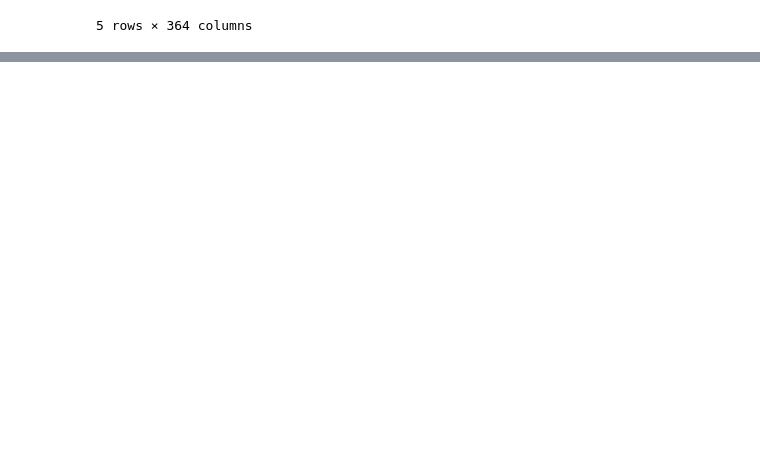
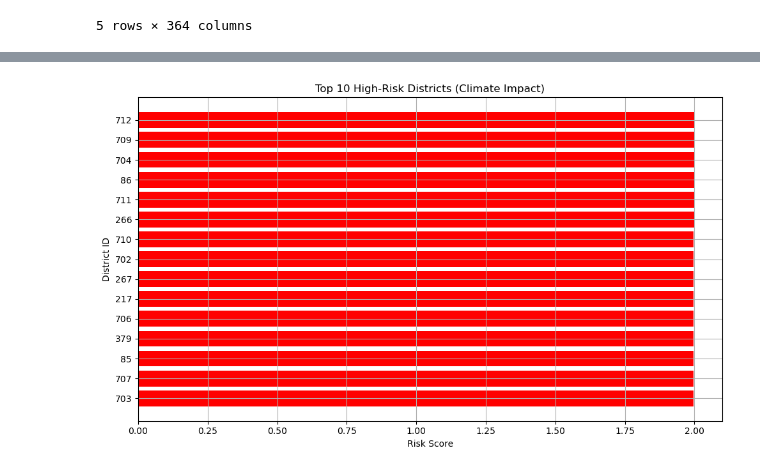
Before and after one commit to GHOST-696969/-District-Level-Climate-Risk-Profiling-for-Indian-Agriculture, a Jupyter notebook: main.ipynb, the cells around one changed output, grey strips where cells are left out. Saved outputs shown, nothing was run; the diff lists cells and outputs as text; code cells hidden in the pictures; blank space fills up the shorter version.

```diff
--- a/main.ipynb
+++ b/main.ipynb
@@ -124,0 +237,15 @@ df_clean.head()
+# %%
+# Step 1: Normalize rainfall (average of 1900–1909)
+df_clean['avg_rainfall'] = df_clean[rainfall_sum_cols].mean(axis=1)
+df_clean['avg_ntl'] = df_clean[ntl_cols].mean(axis=1)
+
+# Step 2: Min-Max Normalize
+df_clean['rain_norm'] = (df_clean['avg_rainfall'] - df_clean['avg_rainfall'].min()) / (df_clean['avg_rainfall'].max() - df_clean['avg_rainfall'].min())
+df_clean['ntl_norm'] = (df_clean['avg_ntl'] - df_clean['avg_ntl'].min()) / (df_clean['avg_ntl'].max() - df_clean['avg_ntl'].min())
+
+# Step 3: Risk = Low Rain + Low NTL → High Risk
+df_clean['risk_score'] = (1 - df_clean['rain_norm']) + (1 - df_clean['ntl_norm'])
+
+# Step 4: Top 10 high-risk districts
+df_clean_sorted = df_clean.sort_values('risk_score', ascending=False)
+print(df_clean_sorted[['asdf_id', 'avg_rainfall', 'avg_ntl', 'risk_score']].head(15))
@@ -124,0 +269,16 @@ df_clean.head()
+# %%
+import matplotlib.pyplot as plt
+
+top10 = df_clean_sorted.head(15)
+
+plt.figure(figsize=(10, 6))
+plt.barh(top10['asdf_id'].astype(str), top10['risk_score'], color='red')
+plt.xlabel("Risk Score")
+plt.ylabel("District ID")
+plt.title("Top 10 High-Risk Districts (Climate Impact)")
+plt.gca().invert_yaxis()
+plt.grid(True)
+plt.tight_layout()
+plt.show()
+# %% [output]
+[figure, added]
```
Also changed, not shown: parts of 10 cells of this notebook.
